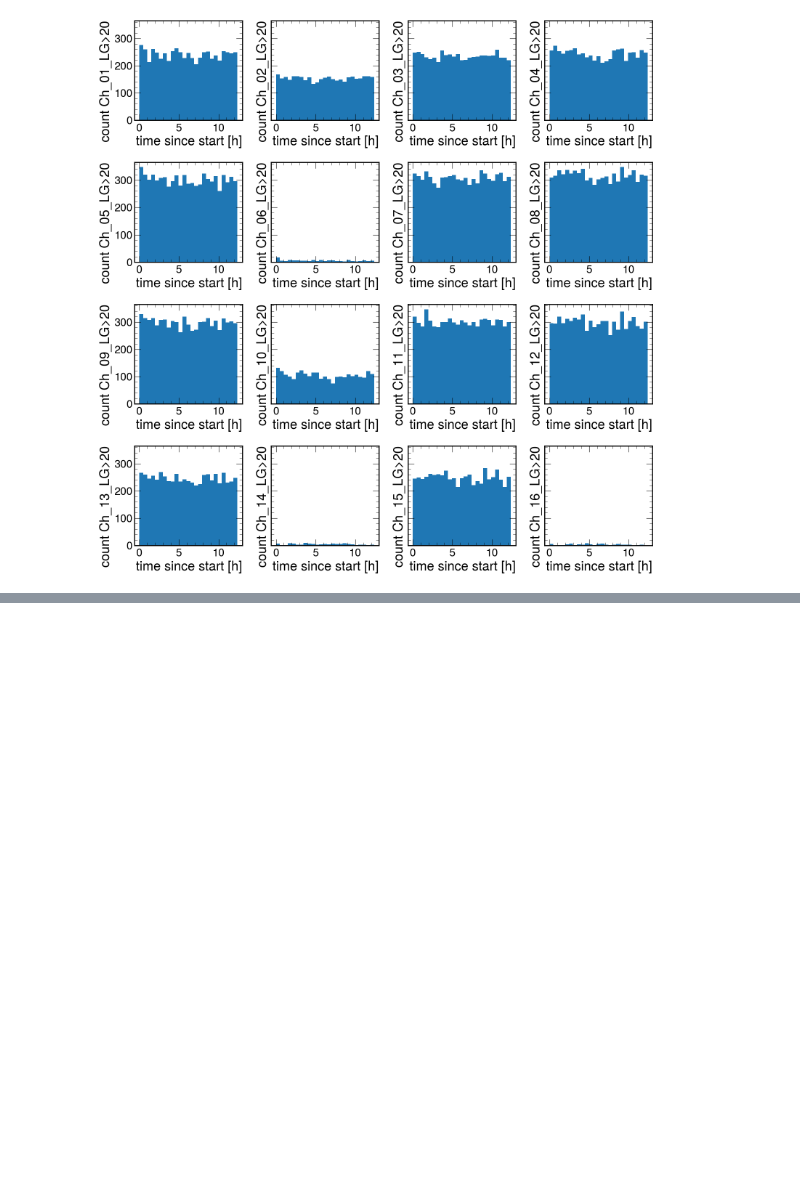
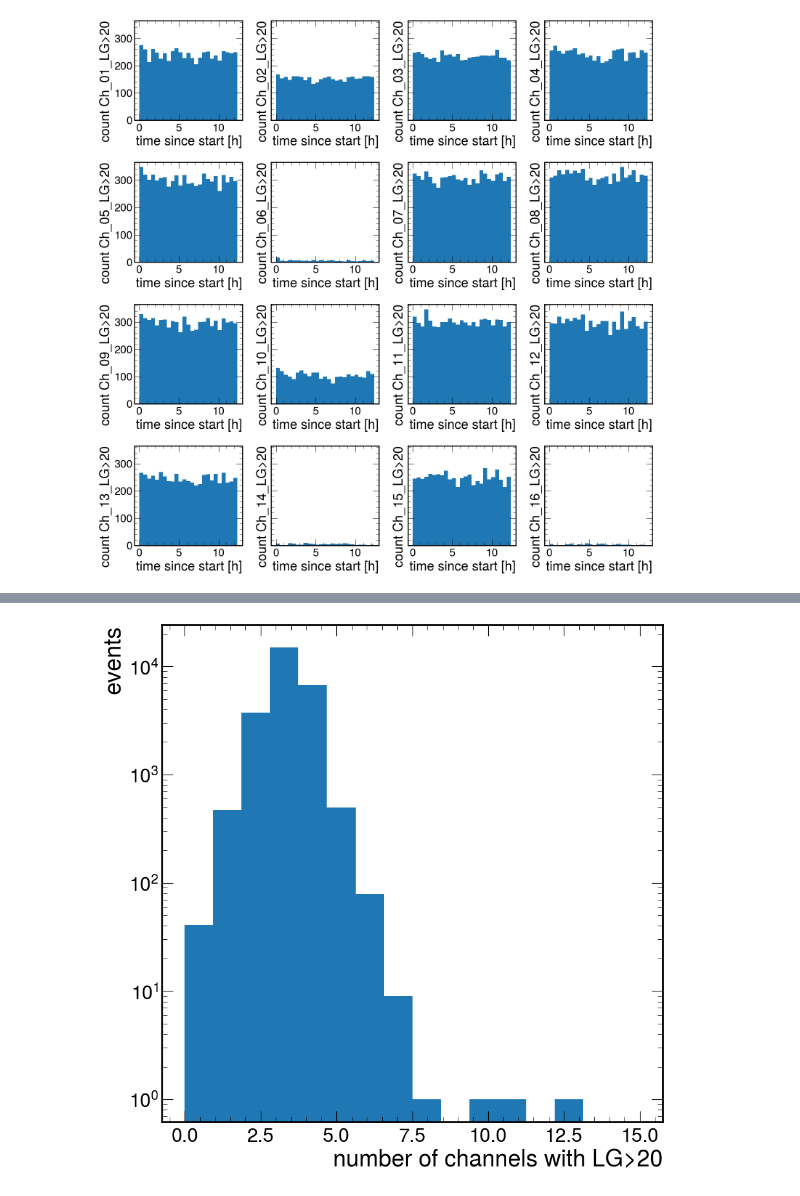
Before and after one commit to sebouh137/beamtest_plots, a Jupyter notebook: TwelveChannels.ipynb, the cells around one changed output, grey strips where cells are left out. Cells and saved outputs as stored; diff of their text form; code cells hidden in the pictures; blank space fills up the shorter version.

Commit message:
more plots

```diff
--- a/TwelveChannels.ipynb
+++ b/TwelveChannels.ipynb
@@ -444,0 +445,11 @@ plt.tight_layout()
+# %%
+a="0"
+for ch in channels:
+    a+=f"+1*(Ch_{ch}_LG>20)"
+plt.hist(df.eval(a),bins=16, range=(0,15))
+plt.xlabel("number of channels with LG>20")
+plt.ylabel("events")
+plt.yscale('log')
+plt.show()
+# %% [output]
+[figure, added]
```
Also changed, not shown: parts of 5 cells of this notebook.
